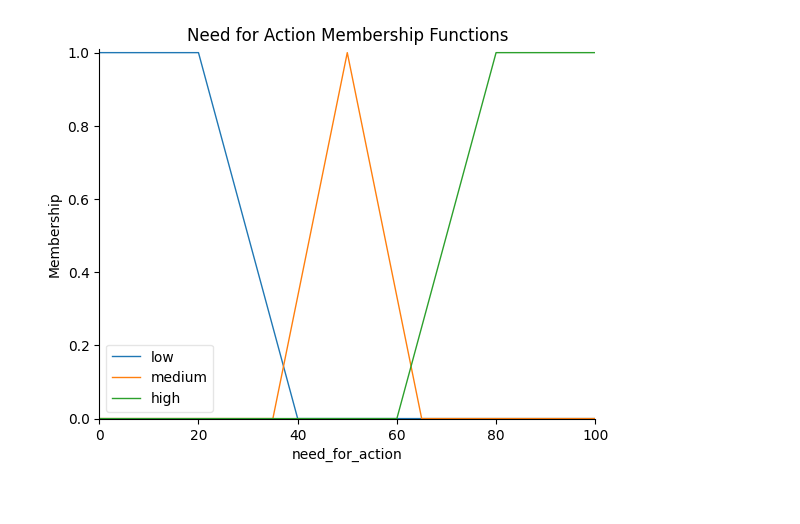
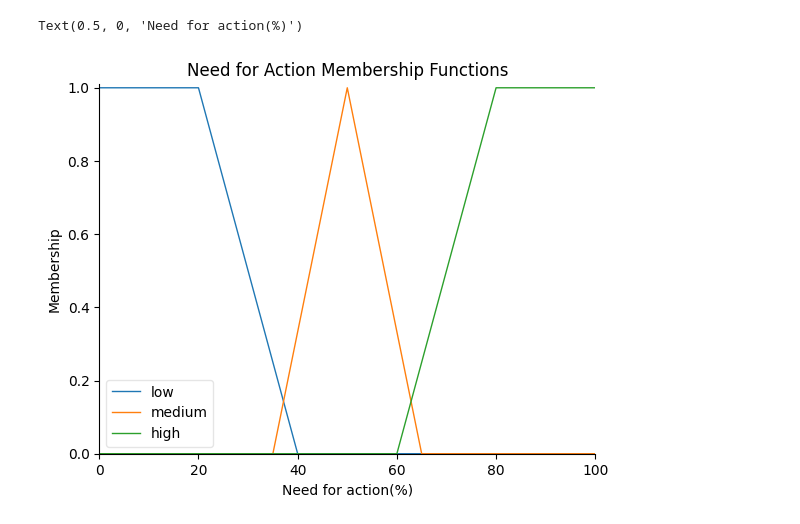
Before and after one commit to EliasSirvio/BettAir, a Jupyter notebook: 03_AirQuality.ipynb, the cells around one changed output. Cells and saved outputs as stored; diff of their text form; code cells hidden in the pictures.

```diff
--- a/03_AirQuality.ipynb
+++ b/03_AirQuality.ipynb
@@ -63,12 +68,13 @@ plt.show()
 # %%
 # Define membership functions for need for action
 need_for_action['low'] = fuzz.trapmf(need_for_action.universe, [0, 0, 20, 40])
 need_for_action['medium'] = fuzz.trimf(need_for_action.universe, [35, 50, 65])
 need_for_action['high'] = fuzz.trapmf(need_for_action.universe, [60, 80, 100, 100])
 
 # Need for Action Membership Functions
 need_for_action.view()
 plt.title('Need for Action Membership Functions')
-plt.show()
+plt.xlabel('Need for action(%)')
 # %% [output]
+Text(0.5, 0, 'Need for action(%)')
-[figure, old version]
+[figure, new version]
```
Also changed, not shown: parts of 10 cells of this notebook.
